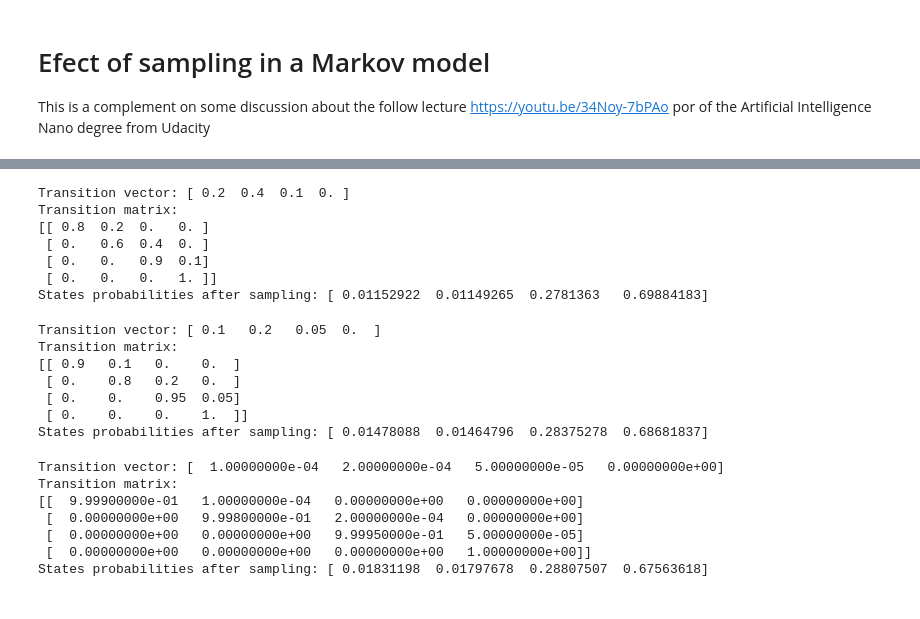
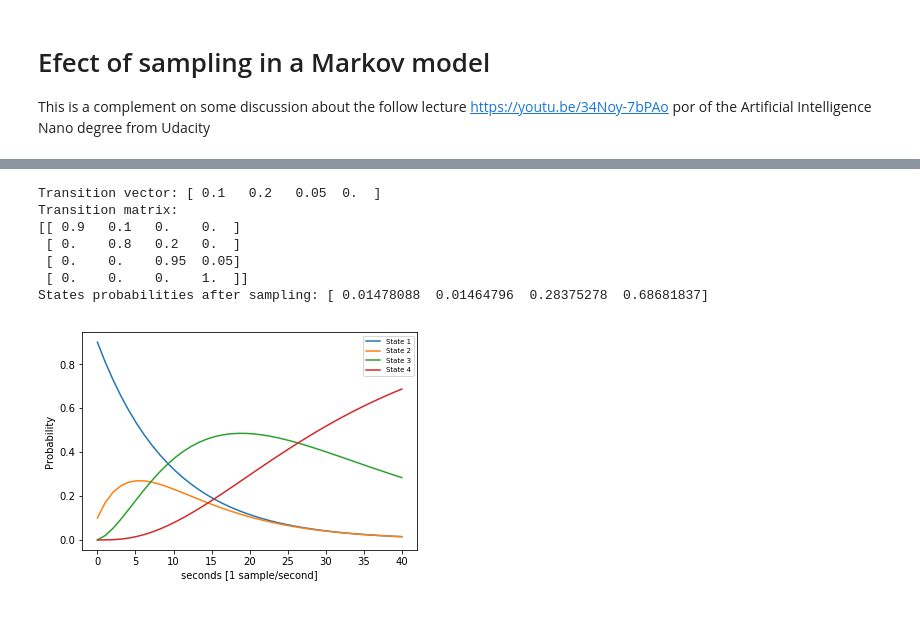
Before and after one commit to jganzabal/Sampling-Markov-Model-Example, a Jupyter notebook: Sampling Markov Model.ipynb, the cells around one changed output, grey strips where cells are left out. Saved outputs shown, nothing was run; the diff lists cells and outputs as text; code cells hidden in the pictures.

```diff
--- a/Sampling Markov Model.ipynb
+++ b/Sampling Markov Model.ipynb
@@ -64,33 +25,0 @@ States probabilities after sampling: [ 0.00604662  0.00604652  0.26214482  0.725
-# %%
-samples_per_second = 0.5
-states_05 = get_state_probabilities(samples_per_second, runing_seconds)
-# %% [output]
-Transition vector: [ 0.2  0.4  0.1  0. ]
-Transition matrix:
-[[ 0.8  0.2  0.   0. ]
- [ 0.   0.6  0.4  0. ]
- [ 0.   0.   0.9  0.1]
- [ 0.   0.   0.   1. ]]
-States probabilities after sampling: [ 0.01152922  0.01149265  0.2781363   0.69884183]
-# %%
-samples_per_second = 1
-states_1 = get_state_probabilities(samples_per_second, runing_seconds)
-# %% [output]
-Transition vector: [ 0.1   0.2   0.05  0.  ]
-Transition matrix:
-[[ 0.9   0.1   0.    0.  ]
- [ 0.    0.8   0.2   0.  ]
- [ 0.    0.    0.95  0.05]
- [ 0.    0.    0.    1.  ]]
-States probabilities after sampling: [ 0.01478088  0.01464796  0.28375278  0.68681837]
-# %%
-samples_per_second = 1000
-states_1000 = get_state_probabilities(samples_per_second, runing_seconds)
-# %% [output]
-Transition vector: [  1.00000000e-04   2.00000000e-04   5.00000000e-05   0.00000000e+00]
-Transition matrix:
-[[  9.99900000e-01   1.00000000e-04   0.00000000e+00   0.00000000e+00]
- [  0.00000000e+00   9.99800000e-01   2.00000000e-04   0.00000000e+00]
- [  0.00000000e+00   0.00000000e+00   9.99950000e-01   5.00000000e-05]
- [  0.00000000e+00   0.00000000e+00   0.00000000e+00   1.00000000e+00]]
-States probabilities after sampling: [ 0.01831198  0.01797678  0.28807507  0.67563618]
@@ -102,2 +26,18 @@ x_1000 = np.linspace(0,runing_seconds, len(states_1000[0]))
-# %% [markdown]
-<a id="graph"></a>
+# %%
+samples_per_second = 1
+states_1 = hmms.get_state_probabilities(samples_per_second, runing_seconds)
+x_1 = np.linspace(0,runing_seconds, len(states_1[0]))
+curves = plt.plot(x_1, np.array(states_1).T)
+plt.legend(curves, ('State 1','State 2','State 3','State 4'), fontsize = 'x-small', loc = 'best')
+plt.xlabel('seconds [1 sample/second]')
+plt.ylabel('Probability')
+plt.show()
+# %% [output]
+Transition vector: [ 0.1   0.2   0.05  0.  ]
+Transition matrix:
+[[ 0.9   0.1   0.    0.  ]
+ [ 0.    0.8   0.2   0.  ]
+ [ 0.    0.    0.95  0.05]
+ [ 0.    0.    0.    1.  ]]
+States probabilities after sampling: [ 0.01478088  0.01464796  0.28375278  0.68681837]
+[figure, added]
```
Also changed, not shown: parts of 13 cells of this notebook, 1 other file.
